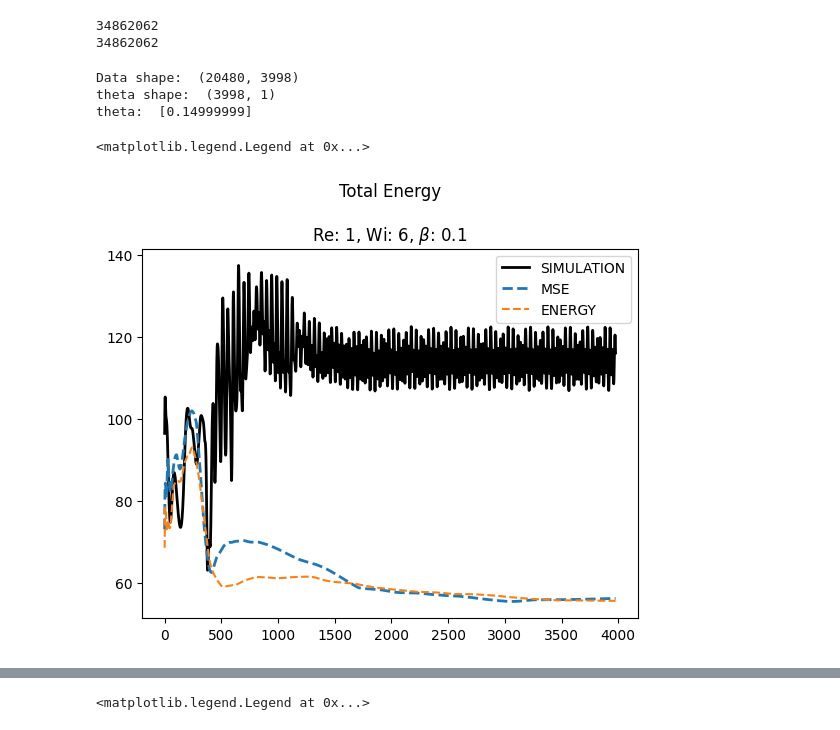
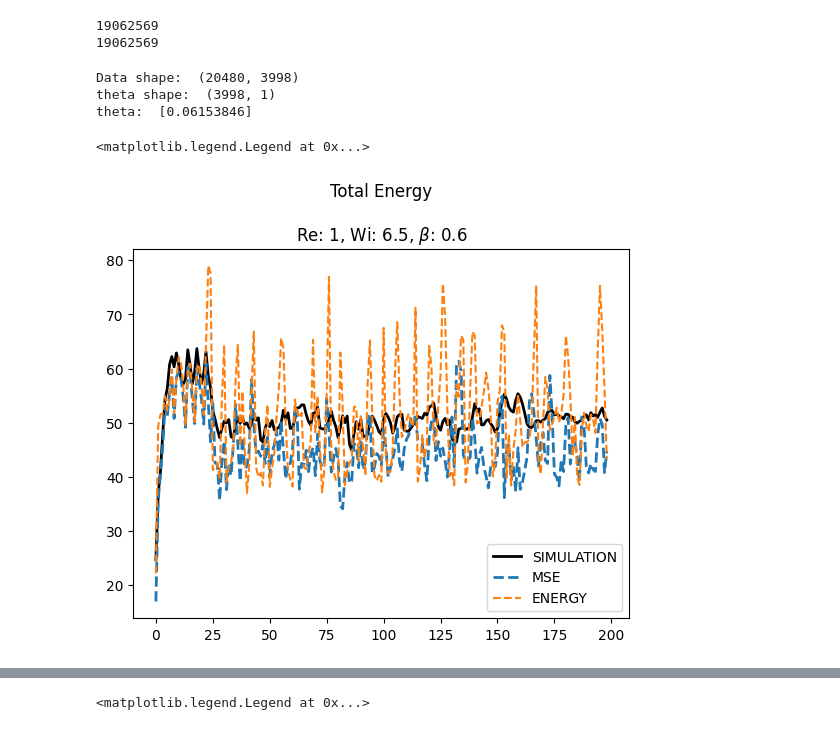
Before and after one commit to fabioamaral08/reduction-methods, a Jupyter notebook: test_scripts/Test_Results_Energy.ipynb, the cells around one changed output, grey strips where cells are left out. Cells and saved outputs as stored; diff of their text form; code cells hidden in the pictures.

Commit message:
Training with dynamical KLD weight
result of 4 roll training
Training with dynamical KLD weight

```diff
--- a/test_scripts/Test_Results_Energy.ipynb
+++ b/test_scripts/Test_Results_Energy.ipynb
@@ -40,9 +40,9 @@ def get_t(filename):
 
 def read_from_ds(Wi, beta, ds_path=None):
     if ds_path is None:
-        ds_path = '../npz_data/four_roll_train'
+        ds_path = '../../npz_data/four_roll_train'
 
-    files = glob.glob(f'*Wi{Wi:g}_beta{beta:g}*.pt', root_dir=ds_path)
+    files = glob.glob(f'*Wi{Wi:g}_beta{beta:g}_*.pt', root_dir=ds_path)
     X = torch.load(f'{ds_path}/{files[0]}')['tensor']
     P = torch.load(f'{ds_path}/{files[0]}')['param']
     data = torch.zeros([len(files)] + [s for s in X.shape])
@@ -75,19 +83,19 @@ device = torch.device(device_type)
 
 latent_dim = 3
 n_input = 64**2
-ae_mse = Autoencoder.VAE_Transformer(n_input= n_input, latent_dim = latent_dim, max_in=torch.zeros((1,5,1)), min_in=torch.zeros((1,5,1)), small = True).to(device)
-ae_energy = Autoencoder.VAE_Transformer(n_input= n_input, latent_dim = latent_dim, max_in=torch.zeros((1,5,1)), min_in=torch.zeros((1,5,1)), small = True).to(device)
+ae_mse = Autoencoder.ParametricVAEModule(n_input= n_input,num_params=2, latent_dim = latent_dim, max_in=torch.zeros((1,5,1)), min_in=torch.zeros((1,5,1)), small = True, pred=True).to(device)
+ae_energy = Autoencoder.ParametricVAEModule(n_input= n_input,num_params=2, latent_dim = latent_dim, max_in=torch.zeros((1,5,1)), min_in=torch.zeros((1,5,1)), small = True, pred=True).to(device)
 
-ae_mse.load_state_dict(torch.load(f'../Models/VAETrans_4Roll_Latent_{latent_dim}_energy_False/best_autoencoder',map_location=torch.device('cpu')))
-ae_energy.load_state_dict(torch.load(f'../Models/VAETrans_4Roll_Latent_{latent_dim}_energy_True/best_autoencoder',map_location=torch.device('cpu')))
+ae_mse.load_state_dict(torch.load(f'../../Models/VAE_4RollOsc_Latent_{latent_dim}_energy_False/best_autoencoder',map_location=torch.device('cpu')))
+ae_energy.load_state_dict(torch.load(f'../../Models/VAE_4RollOsc_Latent_{latent_dim}_energy_True/best_autoencoder',map_location=torch.device('cpu')))
 
 ae_mse.eval()
 ae_energy.eval()
 print(get_n_params(ae_mse))
 print(get_n_params(ae_energy))
 # %% [output]
-34862062
-34862062
+19062569
+19062569
 # %%
 Re = 1.
 # Parameters:
@@ -120,20 +165,20 @@ parameters = [
 # %%
 
 ## Data reading
-ind = 10
+ind = 22
 Wi ,beta = parameters[ind]
 params = [Wi, beta]
 dx = 2 * np.pi / 2**6
-if (ind < 0 and ind > -3) or ind > 26:
-    dspath = '../npz_data/four_roll_test'
-else:
-    dspath = '../npz_data/four_roll_train'
-
+# if (ind < 0 and ind > -4) or ind >= 20:
+#     dspath = '../../npz_data/four_roll_test'
+# else:
+#     dspath = '../../npz_data/four_roll_train'
+dspath = '../../npz_data/four_roll_test_osc'
 X_torch, param = read_from_ds(*params, ds_path=dspath)
 idx = torch.argsort(param[:,2])
 X_torch = X_torch[idx]
 X = torch2np(X_torch)
-
+param = param[:,:2]
 
 
 Wi_data = param[:,0].numpy()
@@ -147,14 +192,14 @@ print('theta: ',theta_data[0])
 # %% [output]
 Data shape:  (20480, 3998)
 theta shape:  (3998, 1)
-theta:  [0.14999999]
+theta:  [0.06153846]
 # %%
 # Run test
 with torch.no_grad():
-    _,code_mse, _ = ae_mse.encode(X_torch, param)
+    z_mse,code_mse, _ = ae_mse.encode(X_torch, param)
     X_ae_mse_torch= ae_mse.decode(code_mse, param)
 
-    _,code_energy, _ = ae_energy.encode(X_torch, param)
+    z_energy,code_energy, _ = ae_energy.encode(X_torch, param)
     X_ae_energy_torch= ae_energy.decode(code_energy, param)
     # X_ae_torch,_,_ = autoencoder(X_torch.float(), param.float())
 X_ae_mse = torch2np(X_ae_mse_torch)
@@ -171,16 +216,16 @@ _, _, total_energy = calc_energy(X_ae_energy,Wi,beta,Re,dx = dx)
 # %%
 ini = 20
 fim = -1
 lw = 2
-plt.plot(total[ini:fim], label = 'SIMULATION',color='k', lw = lw)
+plt.plot(total[ini:fim:20], label = 'SIMULATION',color='k', lw = lw)
 
-plt.plot(total_mse[ini:fim],'--', label = 'MSE', lw = lw)
-plt.plot(total_energy[ini:fim],'--', label = 'ENERGY')
+plt.plot(total_mse[ini:fim:20],'--', label = 'MSE', lw = lw)
+plt.plot(total_energy[ini:fim:20],'--', label = 'ENERGY')
 
 plt.title(f'Total Energy\n\nRe: {Re:g}, Wi: {Wi:g}, $\\beta$: {beta:g}')
 plt.legend()
 
 # plt.savefig(f'{imgdir}/Re{Re:g}_Wi{Wi:g}_beta{beta:g}.png')
 # %% [output]
 <matplotlib.legend.Legend at 0x...>
-[figure, old version]
+[figure, new version]
```
Also changed, not shown: parts of 20 cells of this notebook, 4 other files.
